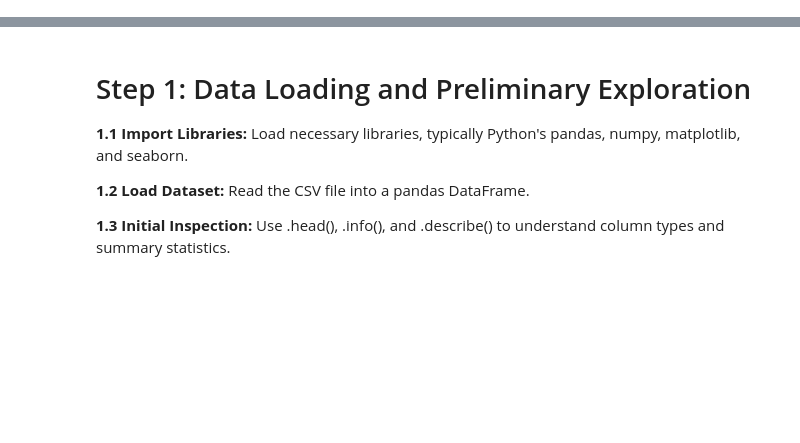
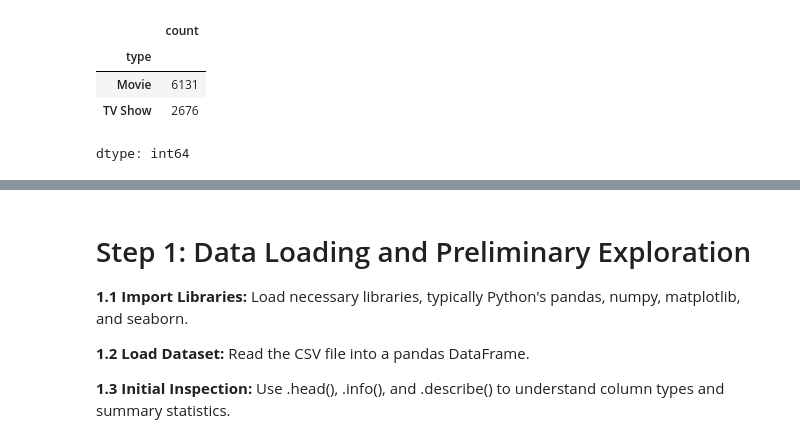
Before and after one commit to albert2511010109-droid/Netflix-Movie-and-TV-Shows, a Jupyter notebook: netflix-movies-and-tv-shows-eda.ipynb, the cells around one changed output, grey strips where cells are left out. Saved outputs shown, nothing was run; the diff lists cells and outputs as text; code cells hidden in the pictures; blank space fills up the shorter version.

```diff
--- a/netflix-movies-and-tv-shows-eda.ipynb
+++ b/netflix-movies-and-tv-shows-eda.ipynb
@@ -0,0 +10,19 @@
+# %%
+# Import library
+import pandas as pd
+import numpy as np
+import matplotlib.pyplot as plt
+import seaborn as sns
+
+# Mount Google Drive
+from google.colab import drive
+drive.mount('/content/drive')
+
+# Load dataset dari Google Drive
+df = pd.read_csv('/content/drive/MyDrive/2TI4 kelompok /netflix_titles.csv')
+
+# Menampilkan 5 data pertama
+df.head()
+
+# Informasi dataset
+df.info()
@@ -1,3 +50,15 @@
+# %%
+df['country'] = df['country'].fillna('Unknown')
+df['director'] = df['director'].fillna('Unknown')
+df['cast'] = df['cast'].fillna('Unknown')
+# %%
+df['type'].value_counts()
+# %% [output]
+|  | count |
+| type |  |
+| Movie | 6131 |
+| TV Show | 2676 |
+dtype: int64
 # %%
 # This Python 3 environment comes with many helpful analytics libraries installed
 # It is defined by the kaggle/python Docker image: https://github.com/kaggle/docker-python
```
Also changed, not shown: parts of 8 cells of this notebook.
